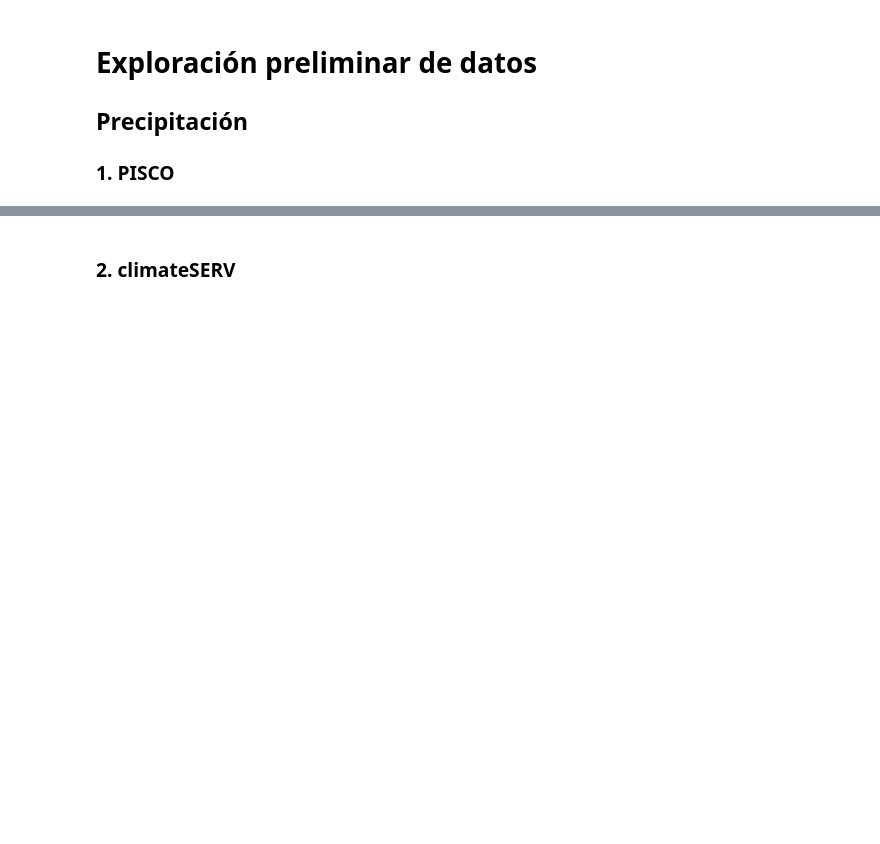
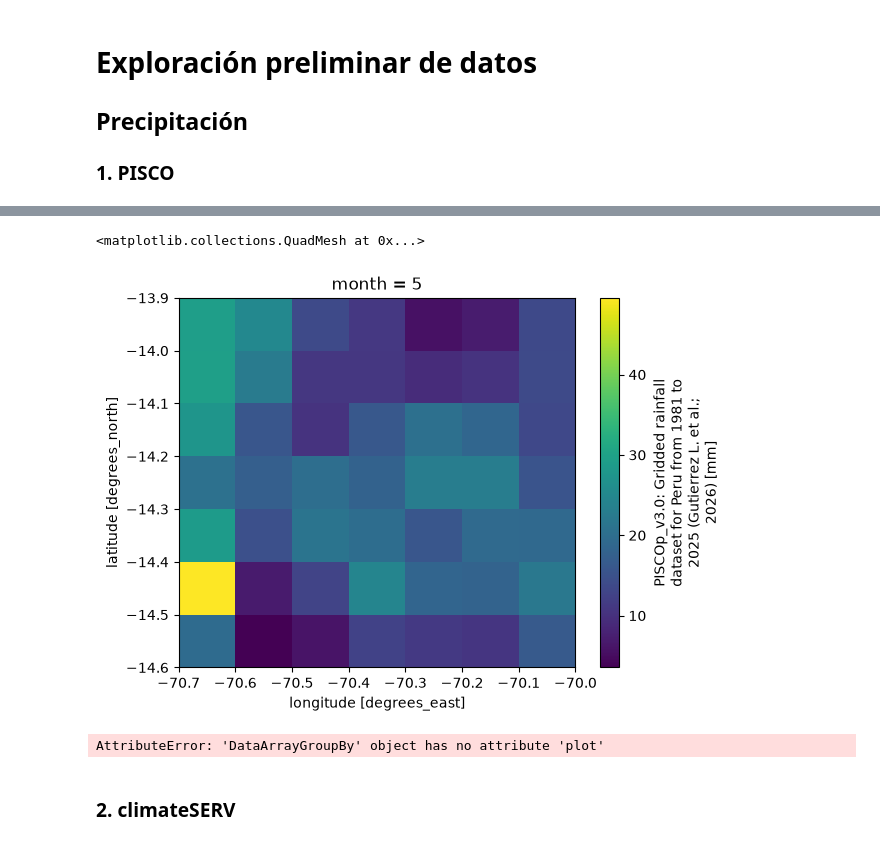
Before and after one commit to SALINASSebas/geocomp_TF, a Jupyter notebook: project_dataSearch.ipynb, the cells around one changed output, grey strips where cells are left out. Drawn from its saved outputs; the diff is of its cells as text; code cells hidden in the pictures; blank space fills up the shorter version.

```diff
--- a/project_dataSearch.ipynb
+++ b/project_dataSearch.ipynb
@@ -21,3 +165,15 @@ Los datos recogidos provienen de las siguientes fuentes:
+# %%
+# Visualización de la precipitación promedio del área de interés en junio
+p_antauta.groupby('time.month').mean().sel(month=5).plot()
+# %% [output]
+<matplotlib.collections.QuadMesh at 0x...>
+[figure, added]
+# %%
+# Visualización de la región recortada
+
+p_antauta.groupby('time.month').plot()
+# %% [output]
+AttributeError: 'DataArrayGroupBy' object has no attribute 'plot'
 # %% [markdown]
 ### 2. climateSERV
 # %% [markdown]
```
Also changed, not shown: parts of 9 cells of this notebook, 11 other files.
